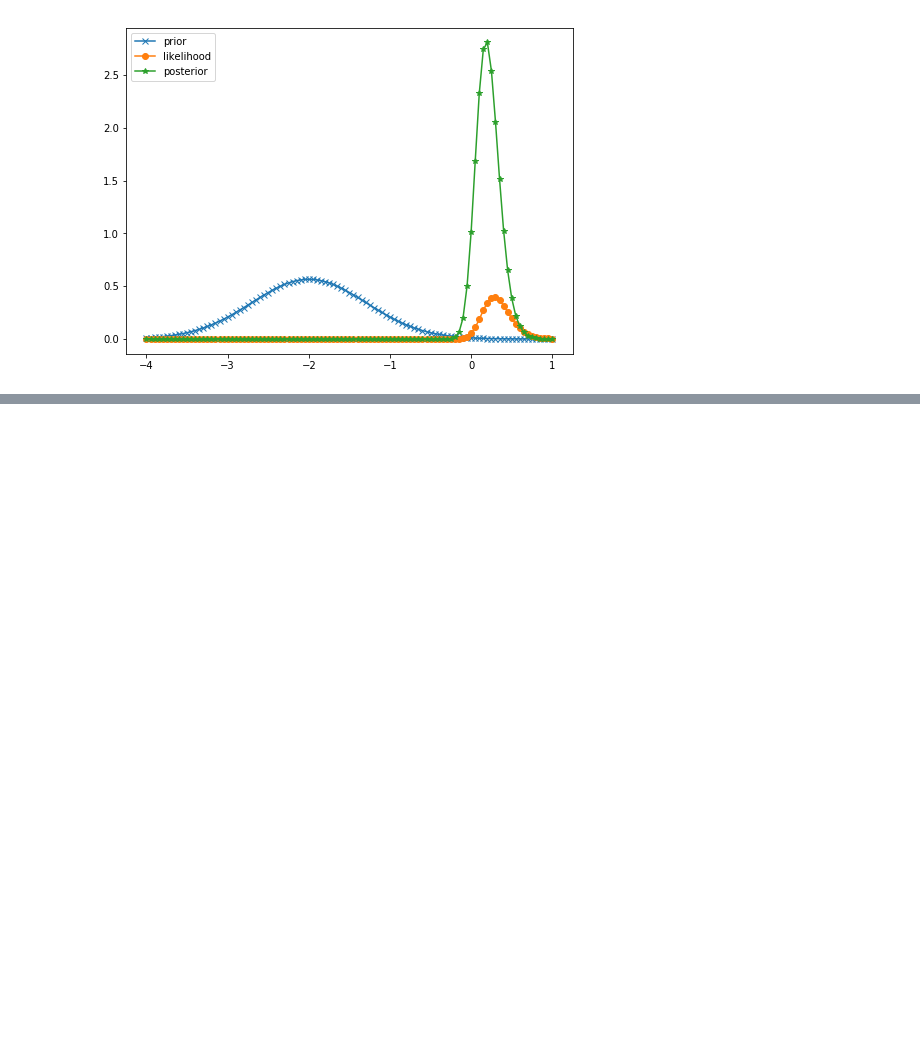
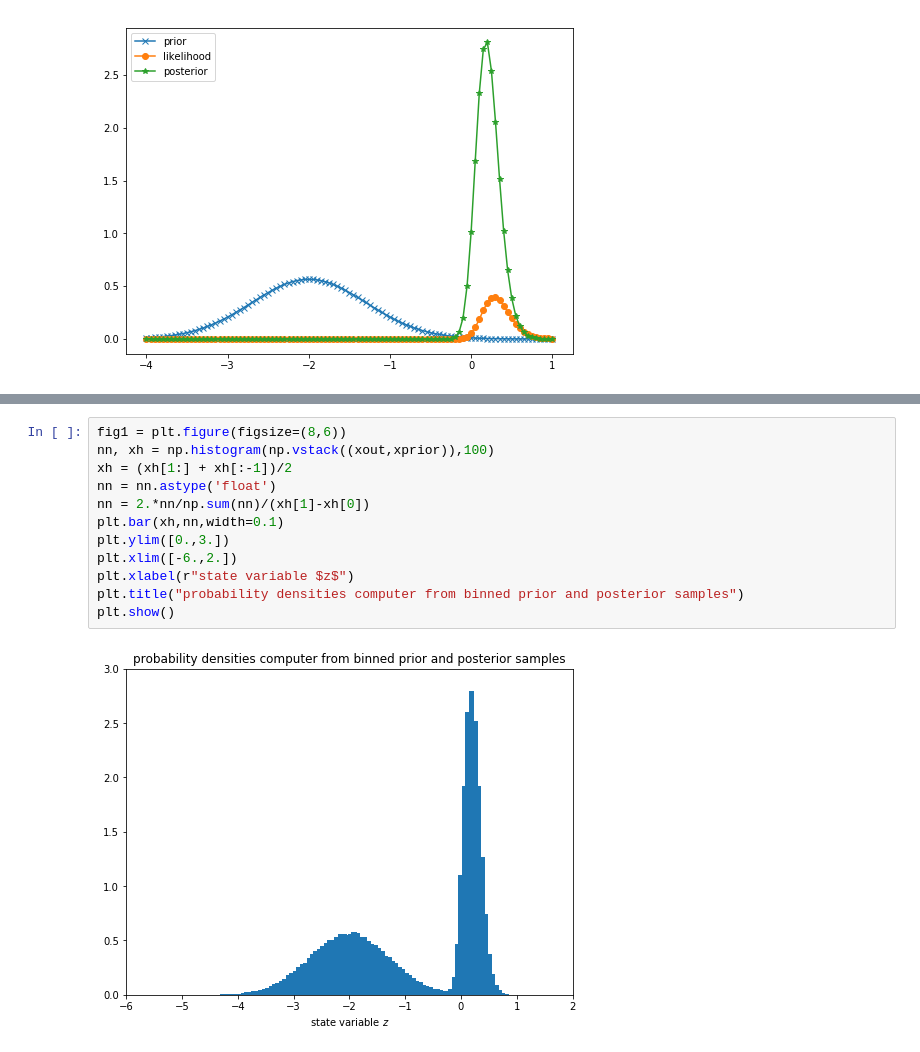
Before and after one commit to ray-chew/probabilistic_forecasting_examples, a Jupyter notebook: Chapter 5.ipynb, the cells around one changed output, grey strips where cells are left out. Drawn from its saved outputs; the diff is of its cells as text; blank space fills up the shorter version.

```diff
--- a/Chapter 5.ipynb
+++ b/Chapter 5.ipynb
@@ -107,0 +152,14 @@ plt.show()
+# %%
+fig1 = plt.figure(figsize=(8,6))
+nn, xh = np.histogram(np.vstack((xout,xprior)),100)
+xh = (xh[1:] + xh[:-1])/2
+nn = nn.astype('float')
+nn = 2.*nn/np.sum(nn)/(xh[1]-xh[0])
+plt.bar(xh,nn,width=0.1)
+plt.ylim([0.,3.])
+plt.xlim([-6.,2.])
+plt.xlabel(r"state variable $z$")
+plt.title("probability densities computer from binned prior and posterior samples")
+plt.show()
+# %% [output]
+[figure, added]
```
Also changed, not shown: parts of 4 cells of this notebook.
